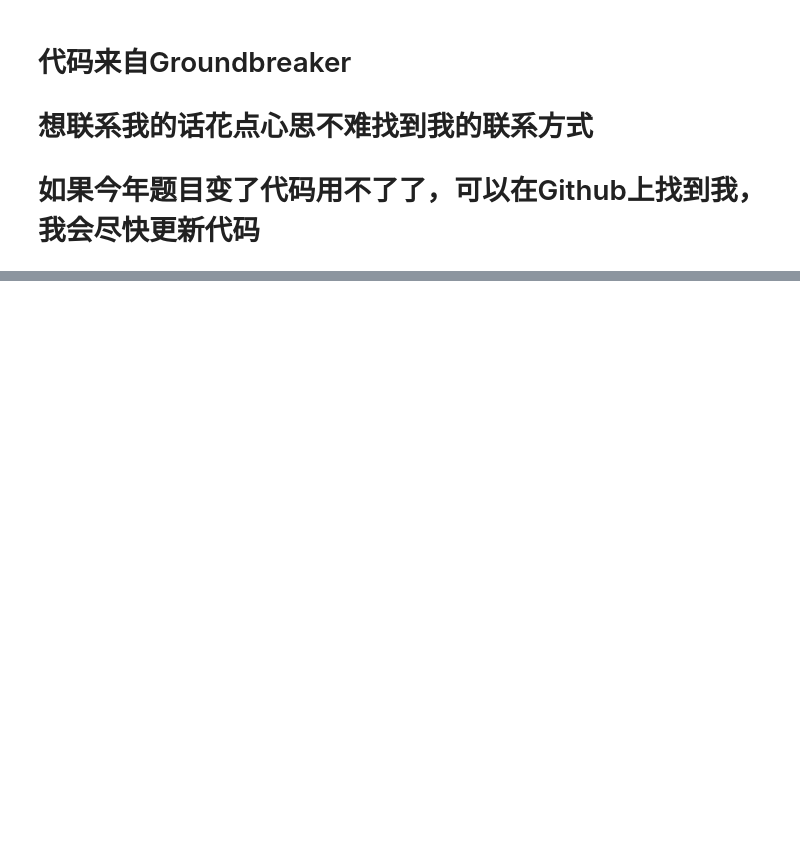
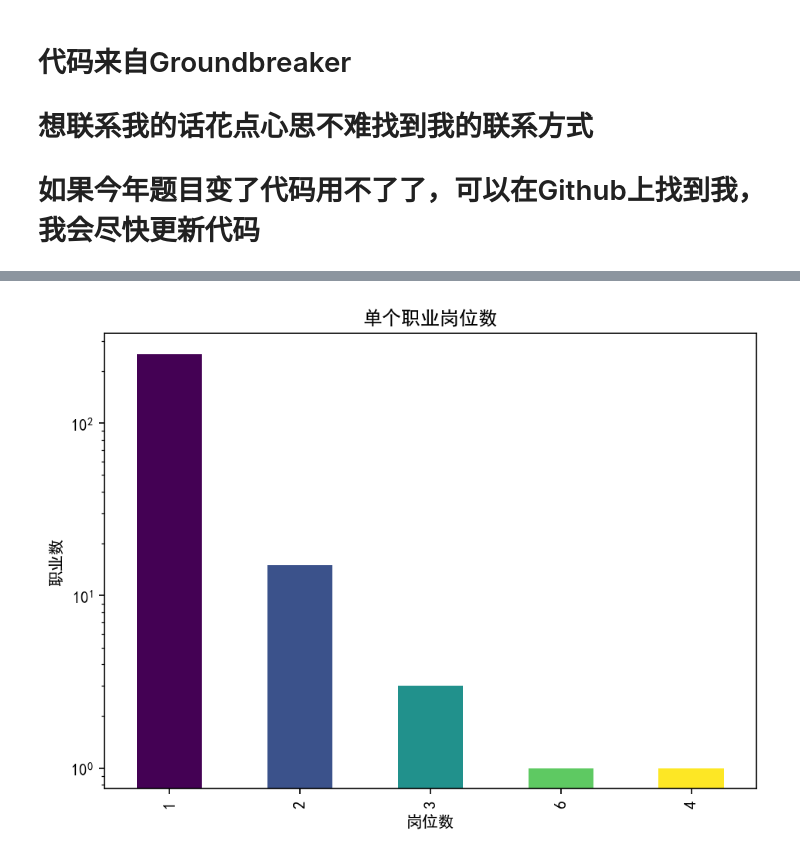
Before and after one commit to GroundbreakerLhy/HNU_CrawlerAssignments, a Jupyter notebook: 电影票房排行榜数据爬取——理科/data_analysis.ipynb, the cells around one changed output, grey strips where cells are left out. Drawn from its saved outputs; the diff is of its cells as text; code cells hidden in the pictures; blank space fills up the shorter version.

```diff
--- a/电影票房排行榜数据爬取——理科/data_analysis.ipynb
+++ b/电影票房排行榜数据爬取——理科/data_analysis.ipynb
@@ -80,10 +150,23 @@ plt.savefig("企业岗位数.png")
 # %%
+import numpy as np
+
 plt.figure(dpi=150)
-df["Position"].value_counts().value_counts().sort_values(ascending=False).plot.bar()
+data = df["Position"].value_counts().value_counts().sort_values(ascending=False)
+
+# 生成颜色映射，这里使用viridis颜色映射
+colors = plt.cm.viridis(np.linspace(0, 1, len(data)))
+
+# 绘制条形图，并为每个条形指定颜色
+data.plot.bar(color=colors)
+
 plt.title('单个职业岗位数')
 plt.xlabel('岗位数')
 plt.ylabel('职业数')
+plt.yscale('log')  # 使用对数尺度
 plt.tight_layout()
-plt.savefig("单个职业岗位数.png")
+plt.savefig("单个职业岗位数_丰富色彩.png")
+plt.show()
+# %% [output]
+[figure, added]
 # %%
 df["Salary mid"] = df["Salary mid"].fillna(0)
```
Also changed, not shown: parts of 7 cells of this notebook, 6 other files.
